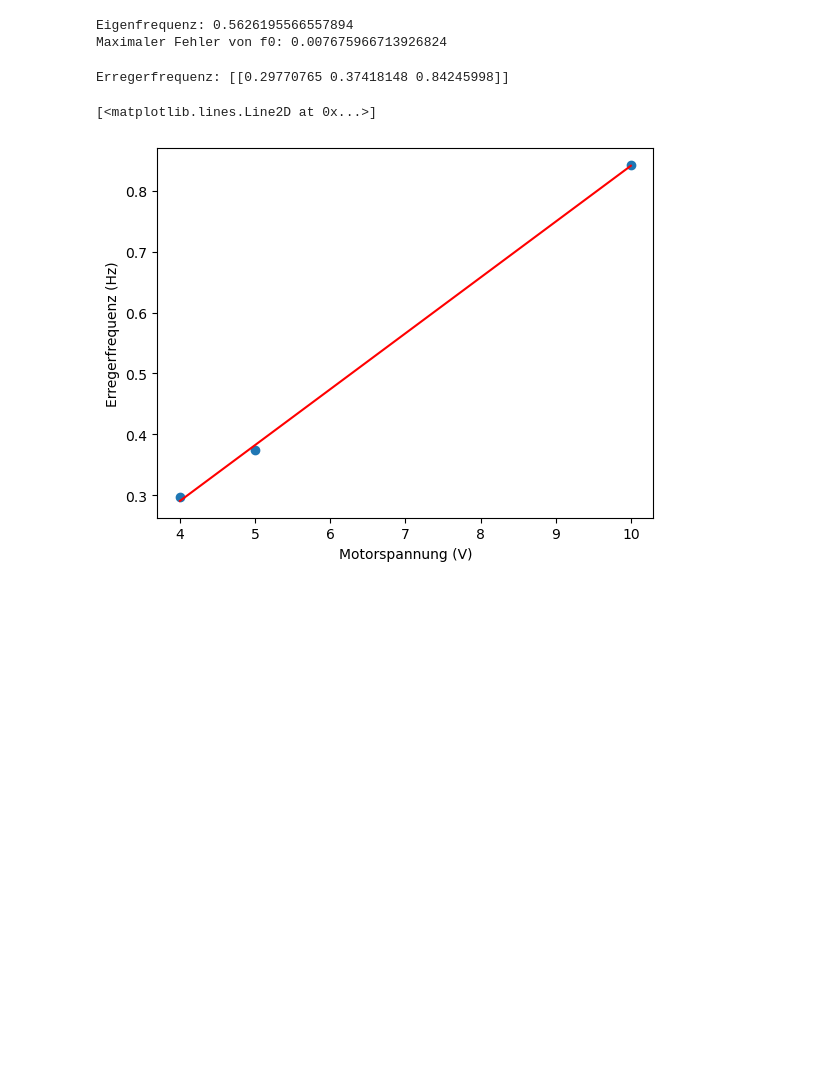
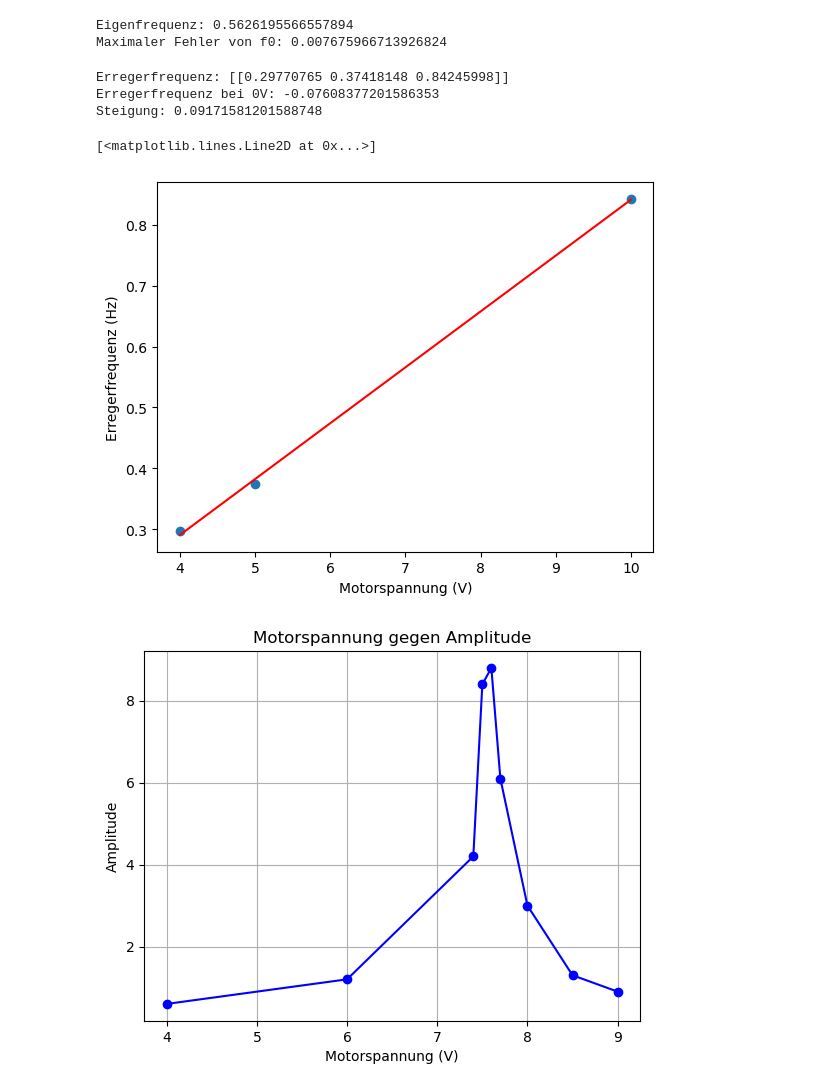
Before and after one commit to SusannaGa/Physikpraktikum-1-iING, a Jupyter notebook: ErzwungeneSchwingung.ipynb, the cells around one changed output. Cells and saved outputs as stored; diff of their text form; code cells hidden in the pictures; blank space fills up the shorter version.

```diff
--- a/ErzwungeneSchwingung.ipynb
+++ b/ErzwungeneSchwingung.ipynb
@@ -42,7 +42,7 @@ print("Maximaler Fehler von f0:", Df0)
 Eigenfrequenz: 0.5626195566557894
 Maximaler Fehler von f0: 0.007675966713926824
 # %%
-##Bestimmung der Eigenfrequenz und Kalibrierung des Antriebs
+##Bestimmung der Erregerfrequenz und Kalibrierung des Antriebs
 
 #Motorspannng
 Umot = np.array([[4, 5, 10]])
@@ -58,7 +58,7 @@ print("Erregerfrequenz:", fE)
 coefficients = np.polyfit(Umot.flatten(), fE.flatten(), 1)
 fit = np.poly1d(coefficients)
 fE_0 =coefficients[1]
-steigung = oefficients[0]
+steigung = coefficients[0]
 print("Erregerfrequenz bei 0V:", fE_0)
 print("Steigung:", steigung)
 
@@ -68,5 +68,23 @@ plt.scatter(Umot.flatten(), fE.flatten())
 plt.plot(Umot.flatten(), fit(Umot.flatten()), color='red')
 # %% [output]
 Erregerfrequenz: [[0.29770765 0.37418148 0.84245998]]
+Erregerfrequenz bei 0V: -0.07608377201586353
+Steigung: 0.09171581201588748
 [<matplotlib.lines.Line2D at 0x...>]
 [figure]
+# %%
+#Resonanzkurven
+
+#Motorspannng
+Umot_res = np.array([[4, 6, 7.4, 7.5, 7.6, 7.7, 8, 8.5, 9]])
+A = np.array([[0.6, 1.2, 4.2, 8.4, 8.8, 6.1, 3, 1.3, 0.9]])
+
+# Plot
+plt.plot(Umot_res.flatten(), A.flatten(), marker='o', linestyle='-', color='blue')
+plt.xlabel('Motorspannung (V)')
+plt.ylabel('Amplitude')
+plt.title('Motorspannung gegen Amplitude')
+plt.grid(True)
+plt.show()
+# %% [output]
+[figure, added]
```
Also changed, not shown: 2 other files.
